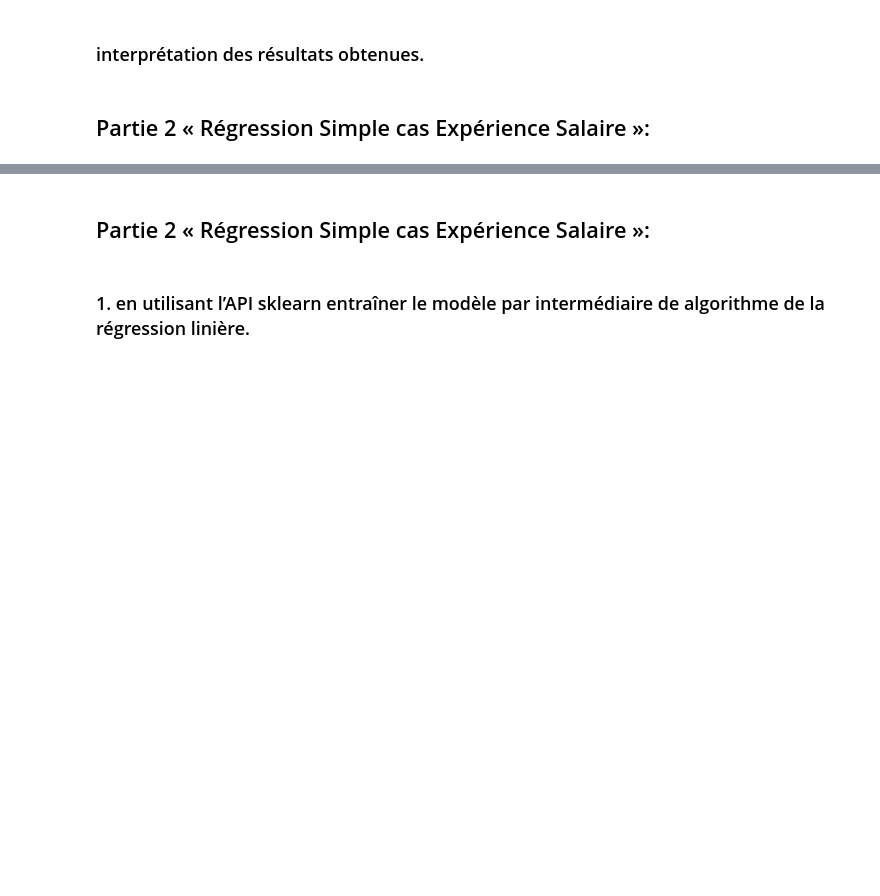
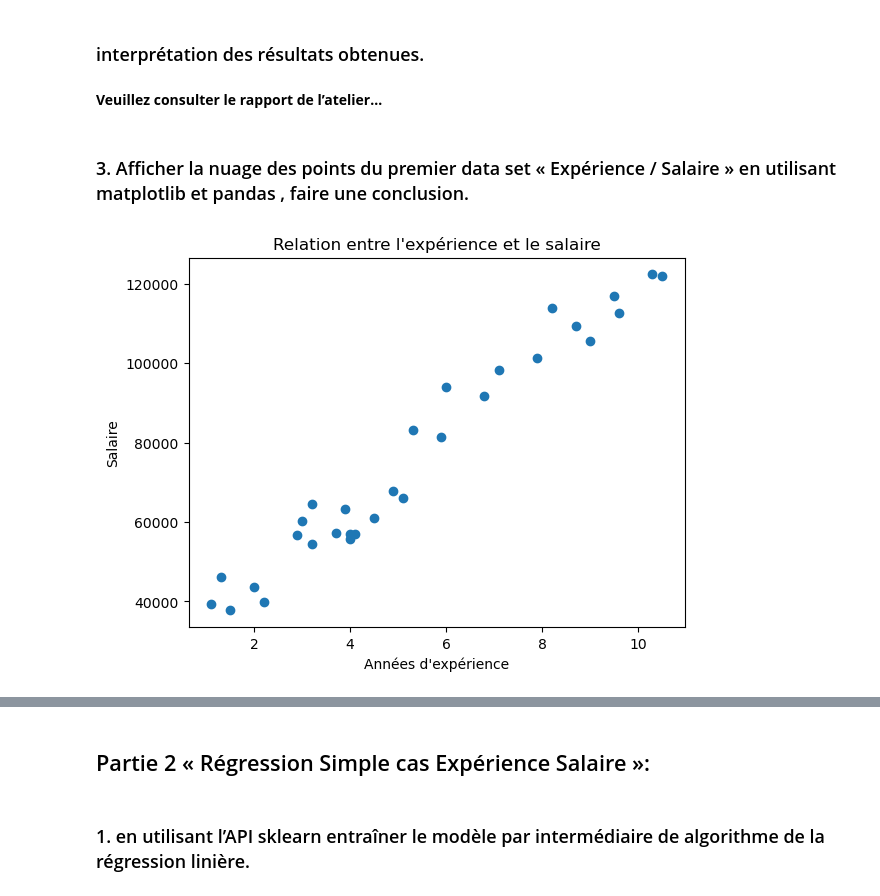
Before and after one commit to mohamediliasskaddar/Ateliers-ML-S3, a Jupyter notebook: ate 1 ML.ipynb, the cells around one changed output, grey strips where cells are left out. Drawn from its saved outputs; the diff is of its cells as text; code cells hidden in the pictures; blank space fills up the shorter version.

```diff
--- a/ate 1 ML.ipynb
+++ b/ate 1 ML.ipynb
@@ -44,17 +70,21 @@ Index(['age', 'sex', 'bmi', 'children', 'smoker', 'region', 'charges'], dtype='o
 # %% [markdown]
 ### interprétation des résultats obtenues.
+# %% [markdown]
+**Veuillez consulter le rapport de l’atelier…**
 # %% [markdown]
-## Partie 2 « Régression Simple cas Expérience Salaire »:
+### 3. Afficher la nuage des points du premier data set « Expérience / Salaire » en utilisant matplotlib et pandas , faire une conclusion.
 # %%
-# import matplotlib.pyplot as plt
+import matplotlib.pyplot as plt
 
-# # 2. Tracer le nuage de points
-# plt.scatter(df1["YearsExperience"], df1["Salary"])
+# 2. Tracer le nuage de points
+plt.scatter(df1["YearsExperience"], df1["Salary"])
 
-# # 3. Ajouter des titres pour comprendre le graphe
-# plt.xlabel("Années d'expérience")
-# plt.ylabel("Salaire")
-# plt.title("Relation entre l'expérience et le salaire")
+# 3. Ajouter des titres pour comprendre le graphe
+plt.xlabel("Années d'expérience")
+plt.ylabel("Salaire")
+plt.title("Relation entre l'expérience et le salaire")
 
-# # 4. Afficher le graphe
-# plt.show()
+# 4. Afficher le graphe
+plt.show()
+# %% [output]
+[figure, added]
```
Also changed, not shown: parts of 23 cells of this notebook, 2 other files.
